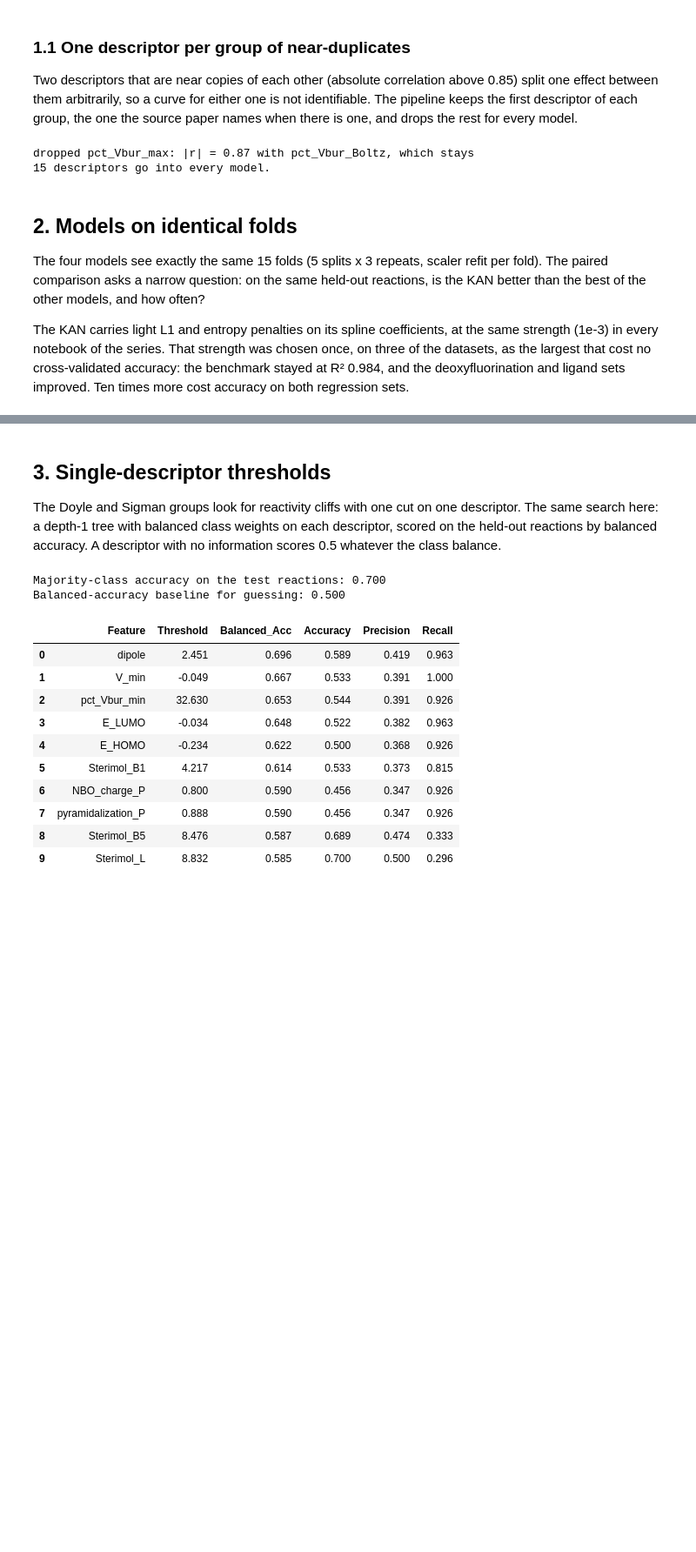
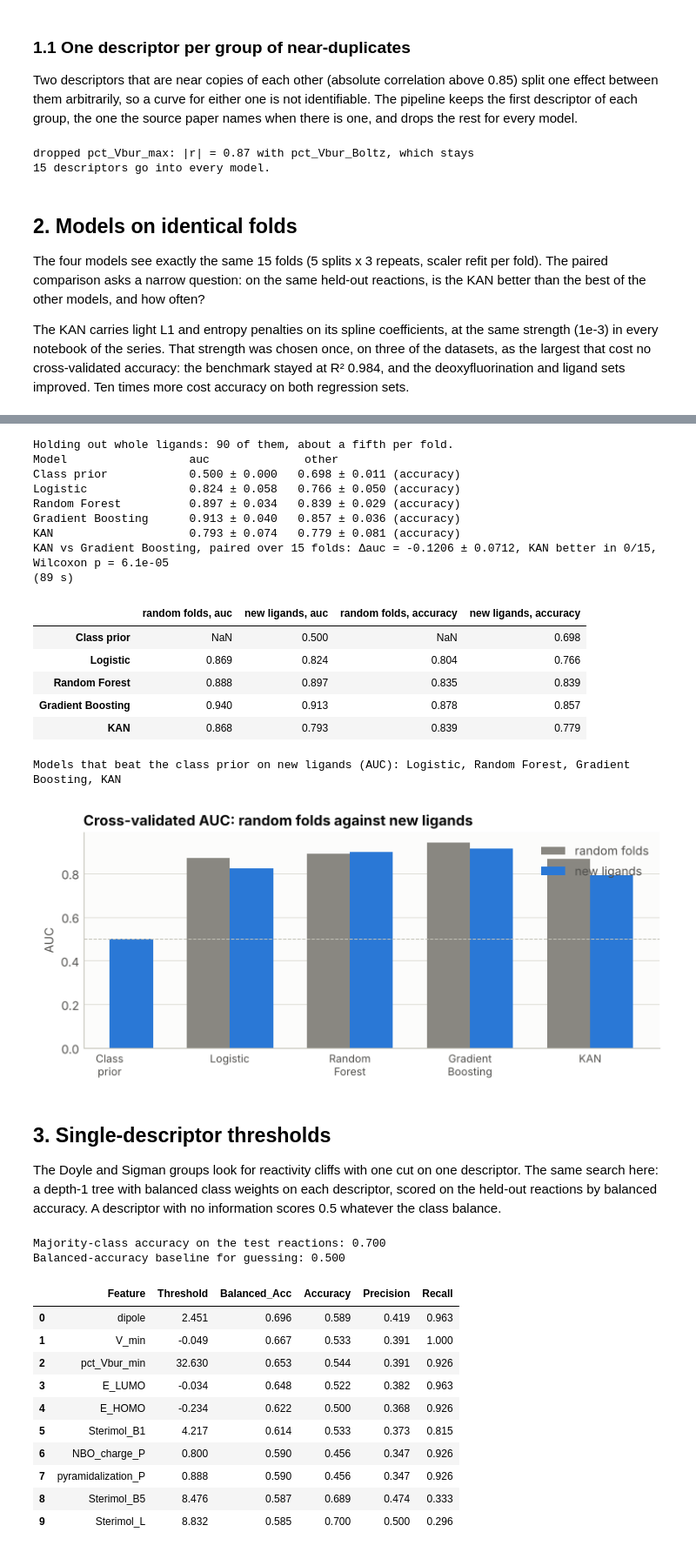
Before and after one commit to gabegomes/pycse, a Jupyter notebook: src/pycse/examples/KAN_Ligand_Reactivity_Cliff.ipynb, the cells around one changed output, grey strips where cells are left out. Shown at 87% size. Cells and saved outputs as stored; diff of their text form; code cells hidden in the pictures; blank space fills up the shorter version.

```diff
--- a/src/pycse/examples/KAN_Ligand_Reactivity_Cliff.ipynb
+++ b/src/pycse/examples/KAN_Ligand_Reactivity_Cliff.ipynb
@@ -195,6 +197,10 @@ display(X_df.describe().T[["mean", "min", "max"]].round(2))
 # Descriptors a published hypothesis names; kept first when duplicates are pruned.
 HYPOTHESIS = ['pct_Vbur_min']
 HYPOTHESIS_CONTEXT = [c for c in X_df.columns if c.startswith("rxn:")]
+
+# For the new-molecule test: the molecule each reaction is grouped by.
+GROUPS = data["key"].to_numpy()
+GROUP_NAME = 'ligand'
 # %% [output]
 450 reactions; matched by name 450, by SMILES 0, unmatched 0
                                      mean_yield   best   n  active
@@ -466,3 +482,67 @@ Held-out split: 360 train / 90 test
+# %%
+groups = np.asarray(GROUPS)
+print(f"Holding out whole {GROUP_NAME}s: {len(np.unique(groups))} of them, about a fifth per fold.")
+from sklearn.dummy import DummyClassifier, DummyRegressor
+
+# A model that knows nothing about the molecule: the training mean, or the class prior.
+# On held-out molecules it is the line every real model has to clear.
+BLANK = "Training mean" if TASK == "regression" else "Class prior"
+new_models = {BLANK: DummyRegressor() if TASK == "regression" else DummyClassifier(strategy="prior")}
+new_models.update(make_models())
+t0 = time.time()
+new_result = cv_compare(
+    new_models, X, y, task=TASK, n_splits=CV_SPLITS, n_repeats=CV_REPEATS,
+    random_state=CV_SEED, fit_kwargs={"KAN": {"maxiter": KAN_MAXITER}}, groups=groups,
+    verbose=False,
+)  # fmt: skip
+print(new_result)
+print(f"({time.time() - t0:.0f} s)")
+m = cv_result.metric
+other = "mae" if TASK == "regression" else "accuracy"
+both = pd.DataFrame(
+    {
+        f"random folds, {m}": cv_result.summary[m + "_mean"],
+        f"new {GROUP_NAME}s, {m}": new_result.summary[m + "_mean"],
+        f"random folds, {other}": cv_result.summary[other + "_mean"],
+        f"new {GROUP_NAME}s, {other}": new_result.summary[other + "_mean"],
+    },
+    index=list(new_models),
+)
+display(both.round(3))
+blank_score = new_result.summary.loc[BLANK, m + "_mean"]
+clears = [n for n in make_models() if new_result.summary.loc[n, m + "_mean"] > blank_score]
+print(f"Models that beat the {BLANK.lower()} on new {GROUP_NAME}s ({m.upper()}): {', '.join(clears) or 'none'}")
+
+fig, ax = plt.subplots(figsize=(7.5, 3.4))
+style_axes(ax)
+pos = np.arange(len(both))
+ax.bar(pos - 0.18, both[f"random folds, {m}"], width=0.36, color=MUTED, linewidth=0, label="random folds")
+ax.bar(pos + 0.18, both[f"new {GROUP_NAME}s, {m}"], width=0.36, color=SERIES[0], linewidth=0, label=f"new {GROUP_NAME}s")
+ax.axhline(blank_score, color=BASELINE, linewidth=PX, linestyle="--")
+ax.set_xticks(pos)
+ax.set_xticklabels([n.replace(" ", "\n") for n in both.index], fontsize=9)
+ax.legend(frameon=False, fontsize=8)
+finish_axes(ax, f"Cross-validated {m.upper()}: random folds against new {GROUP_NAME}s", "", m.upper())
+plt.tight_layout()
+plt.show()
+# %% [output]
+Holding out whole ligands: 90 of them, about a fifth per fold.
+Model                  auc              other
+Class prior            0.500 ± 0.000   0.698 ± 0.011 (accuracy)
+Logistic               0.824 ± 0.058   0.766 ± 0.050 (accuracy)
+Random Forest          0.897 ± 0.034   0.839 ± 0.029 (accuracy)
+Gradient Boosting      0.913 ± 0.040   0.857 ± 0.036 (accuracy)
+KAN                    0.793 ± 0.074   0.779 ± 0.081 (accuracy)
+KAN vs Gradient Boosting, paired over 15 folds: Δauc = -0.1206 ± 0.0712, KAN better in 0/15, Wilcoxon p = 6.1e-05
+(89 s)
+|  | random folds, auc | new ligands, auc | random folds, accuracy | new ligands, accuracy |
+| Class prior | NaN | 0.500 | NaN | 0.698 |
+| Logistic | 0.869 | 0.824 | 0.804 | 0.766 |
+| Random Forest | 0.888 | 0.897 | 0.835 | 0.839 |
+| Gradient Boosting | 0.940 | 0.913 | 0.878 | 0.857 |
+| KAN | 0.868 | 0.793 | 0.839 | 0.779 |
+Models that beat the class prior on new ligands (AUC): Logistic, Random Forest, Gradient Boosting, KAN
+[figure, added]
 # %% [markdown]
 ## 3. Single-descriptor thresholds
 
```
Also changed, not shown: parts of 16 cells of this notebook.
